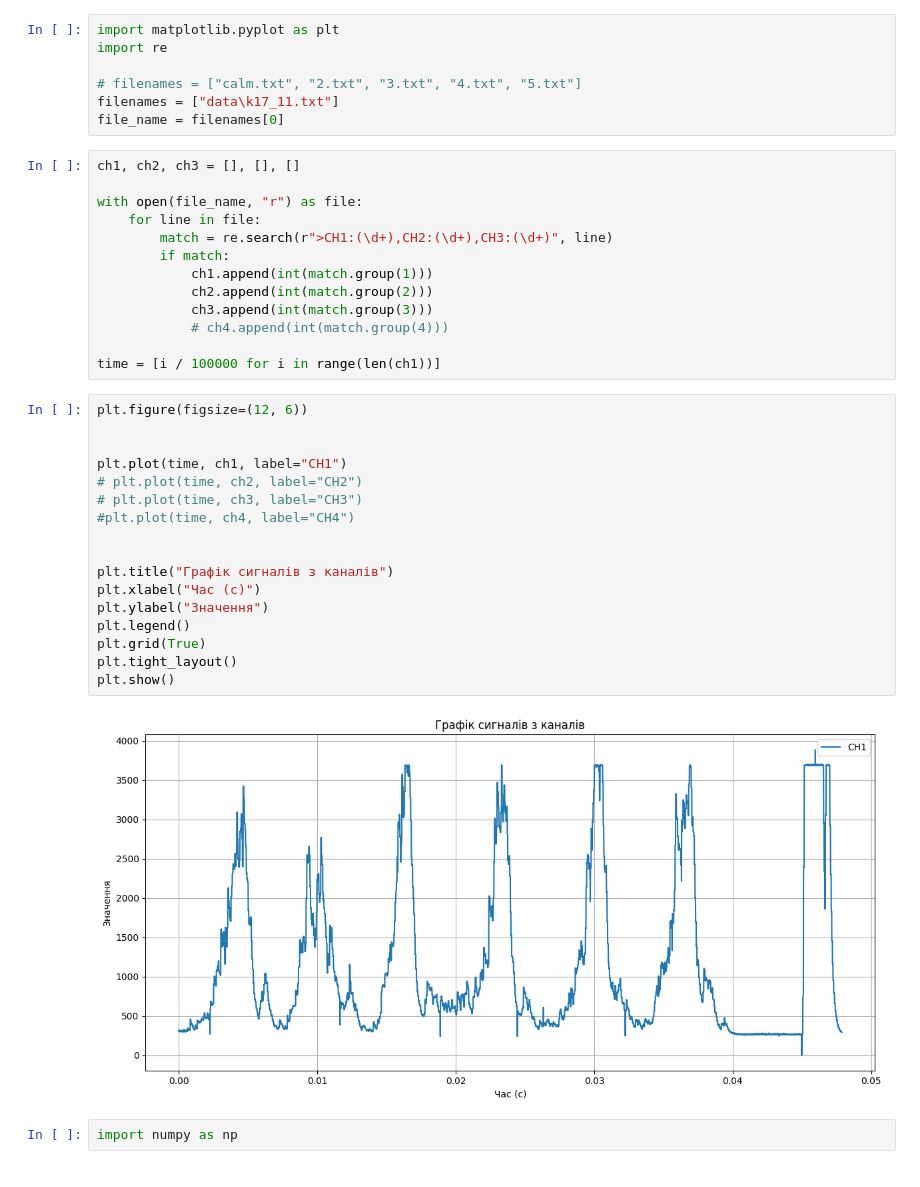
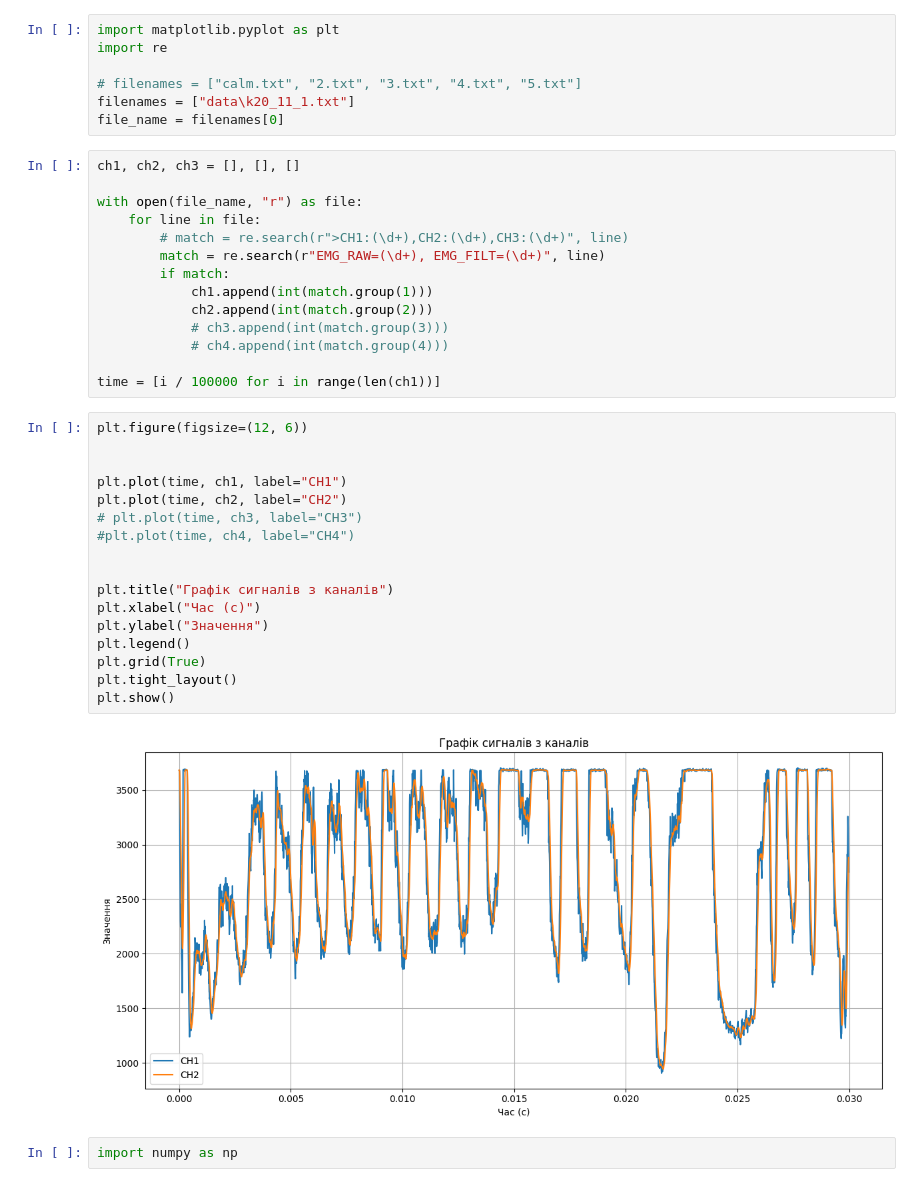
Before and after one commit to Hombosh-dev/forearm-prosthesis, a Jupyter notebook: signal_graph.ipynb, the cells around one changed output. Cells and saved outputs as stored; diff of their text form.

```diff
--- a/signal_graph.ipynb
+++ b/signal_graph.ipynb
@@ -3,40 +3,41 @@ import matplotlib.pyplot as plt
 import re
 
 # filenames = ["calm.txt", "2.txt", "3.txt", "4.txt", "5.txt"]
-filenames = ["data\k17_11.txt"]
+filenames = ["data\k20_11_1.txt"]
 file_name = filenames[0]
 # %%
 ch1, ch2, ch3 = [], [], []
 
 with open(file_name, "r") as file:
     for line in file:
-        match = re.search(r">CH1:(\d+),CH2:(\d+),CH3:(\d+)", line)
+        # match = re.search(r">CH1:(\d+),CH2:(\d+),CH3:(\d+)", line)
+        match = re.search(r"EMG_RAW=(\d+), EMG_FILT=(\d+)", line)
         if match:
             ch1.append(int(match.group(1)))
             ch2.append(int(match.group(2)))
-            ch3.append(int(match.group(3)))
+            # ch3.append(int(match.group(3)))
             # ch4.append(int(match.group(4)))
 
 time = [i / 100000 for i in range(len(ch1))]
 # %%
 plt.figure(figsize=(12, 6))
 
 
 plt.plot(time, ch1, label="CH1")
-# plt.plot(time, ch2, label="CH2")
+plt.plot(time, ch2, label="CH2")
 # plt.plot(time, ch3, label="CH3")
 #plt.plot(time, ch4, label="CH4")
 
 
 plt.title("Графік сигналів з каналів")
 plt.xlabel("Час (с)")
 plt.ylabel("Значення")
 plt.legend()
 plt.grid(True)
 plt.tight_layout()
 plt.show()
 # %% [output]
-[figure, old version]
+[figure, new version]
 # %%
 import numpy as np
 # %%
```
Also changed, not shown: parts of 2 cells of this notebook, 9 other files.
